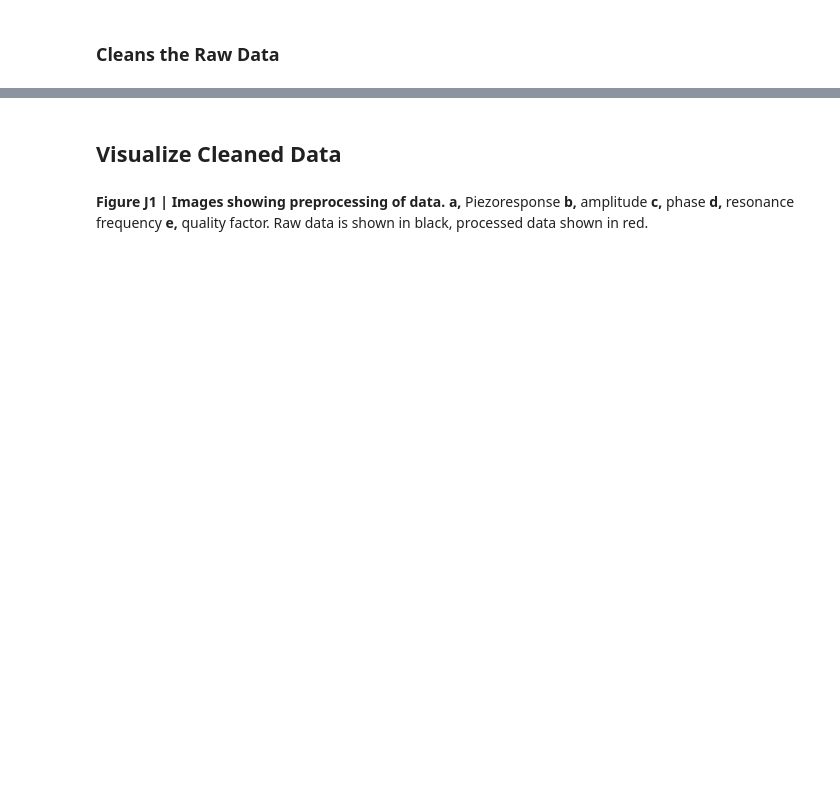
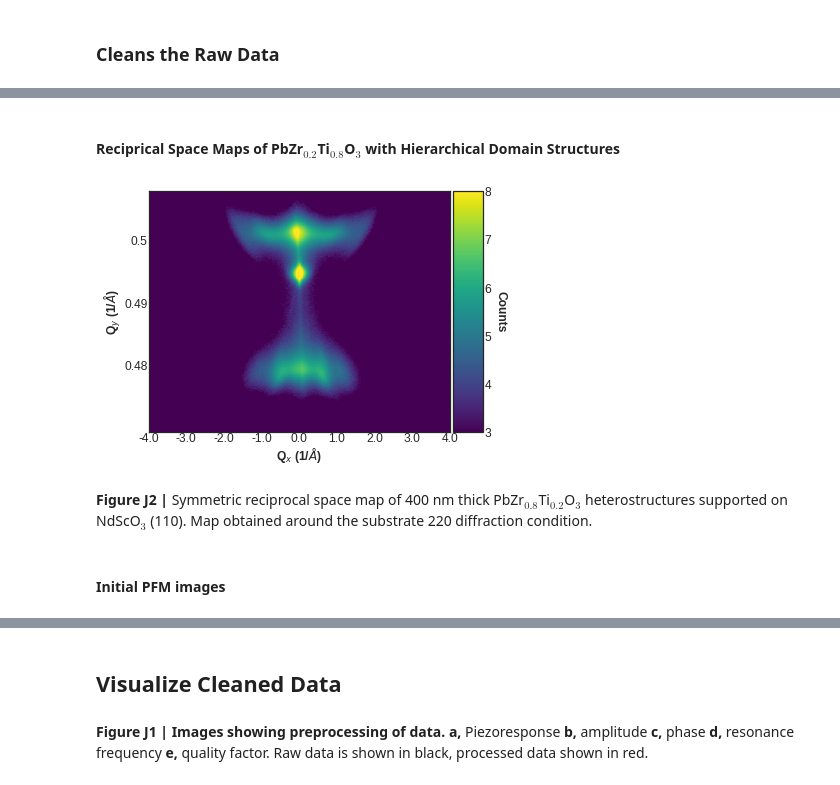
Before and after one commit to jagar2/Revealing-Ferroelectric-Switching-Character-Using-Deep-Recurrent-Neural-Networks, a Jupyter notebook: Jupyter_Paper_Revealing Ferroelectric Switching Character Using Deep Recurrent Neural Networks-Collaboratory.ipynb, the cells around one changed output, grey strips where cells are left out. Cells and saved outputs as stored; diff of their text form; code cells hidden in the pictures; blank space fills up the shorter version.

```diff
--- a/Jupyter_Paper_Revealing Ferroelectric Switching Character Using Deep Recurrent Neural Networks-Collaboratory.ipynb
+++ b/Jupyter_Paper_Revealing Ferroelectric Switching Character Using Deep Recurrent Neural Networks-Collaboratory.ipynb
@@ -343,0 +345,10 @@ data = {'raw': raw,
+# %% [markdown]
+#### Reciprical Space Maps of PbZr${_{0.2}}$Ti${_{0.8}}$O${_{3}}$ with Hierarchical Domain Structures
+# %%
+viz.plot.rsm(imported, printing, folder_structure, plot_format)
+# %% [output]
+[figure, added]
+# %% [markdown]
+**Figure J2 |** Symmetric reciprocal space map of 400 nm thick PbZr${_{0.8}}$Ti${_{0.2}}$O${_{3}}$ heterostructures supported on NdScO${_3}$ (110). Map obtained around the substrate 220 diffraction condition.
+# %% [markdown]
+#### Initial PFM images
```
Also changed, not shown: parts of 42 cells of this notebook.
